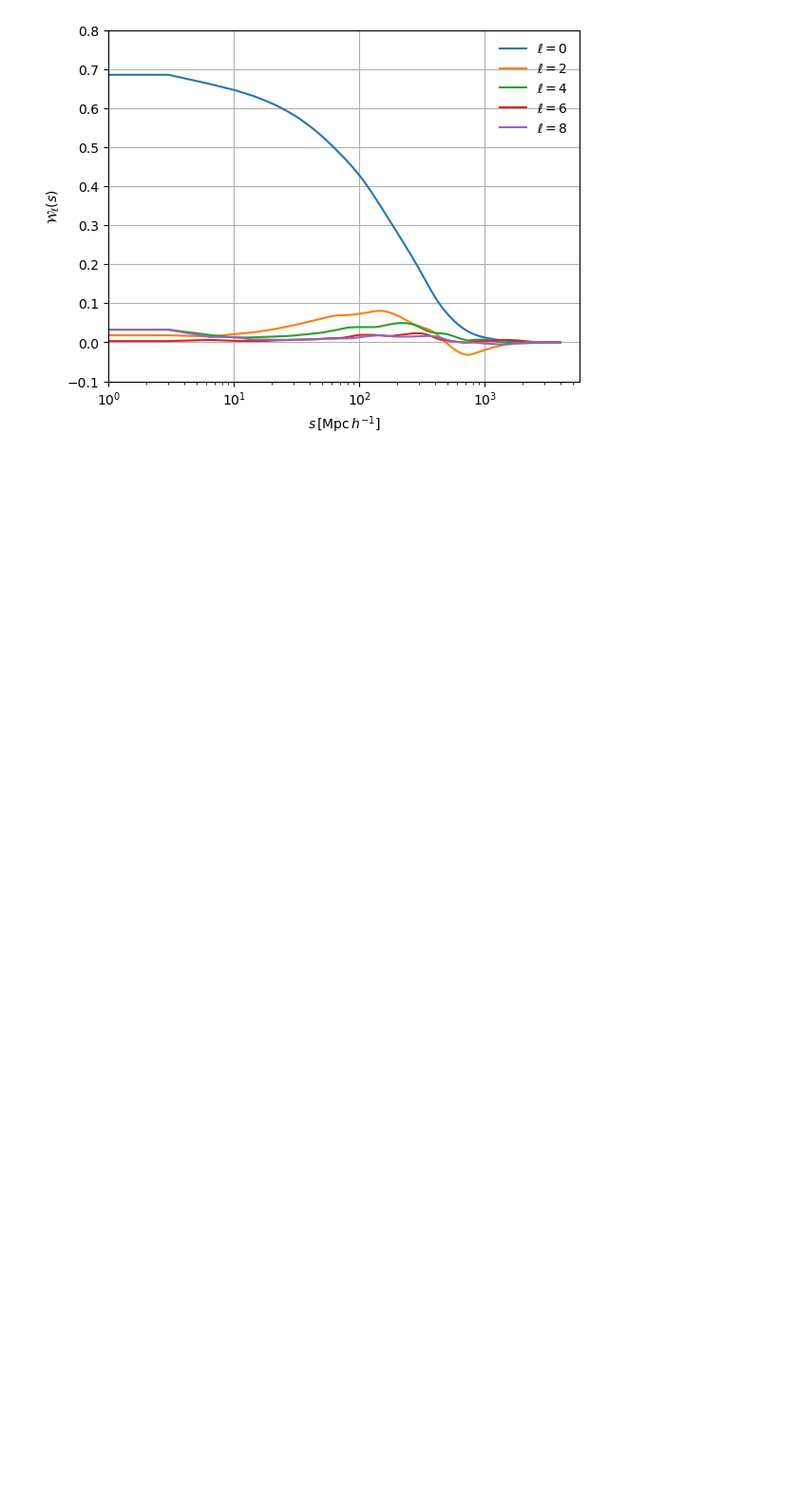
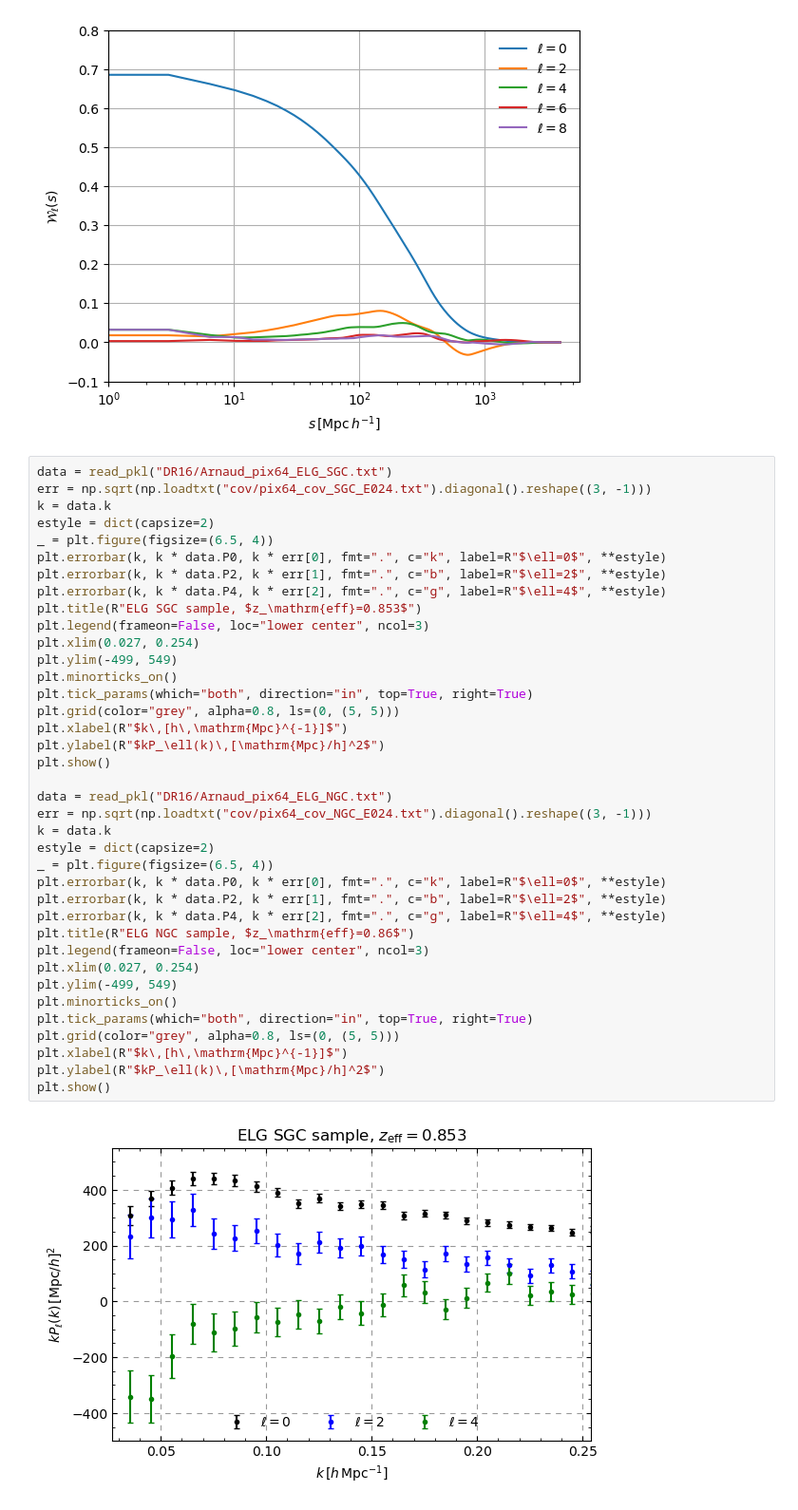
Before and after one commit to zhaoruiyang98/eftpipe, a Jupyter notebook: cobaya/data/plot_Arnaud_data.ipynb, the cells around one changed output. Shown: that part at 95% size. Drawn from its saved outputs; the diff is of its cells as text; blank space fills up the shorter version.

Commit message:
update data plot

```diff
--- a/cobaya/data/plot_Arnaud_data.ipynb
+++ b/cobaya/data/plot_Arnaud_data.ipynb
@@ -32,3 +32,43 @@ plot_window(s, Q0, Q2, Q4, Q6, Q8)
 # %% [output]
 [figure]
 [figure]
+# %%
+data = read_pkl("DR16/Arnaud_pix64_ELG_SGC.txt")
+err = np.sqrt(np.loadtxt("cov/pix64_cov_SGC_E024.txt").diagonal().reshape((3, -1)))
+k = data.k
+estyle = dict(capsize=2)
+_ = plt.figure(figsize=(6.5, 4))
+plt.errorbar(k, k * data.P0, k * err[0], fmt=".", c="k", label=R"$\ell=0$", **estyle)
+plt.errorbar(k, k * data.P2, k * err[1], fmt=".", c="b", label=R"$\ell=2$", **estyle)
+plt.errorbar(k, k * data.P4, k * err[2], fmt=".", c="g", label=R"$\ell=4$", **estyle)
+plt.title(R"ELG SGC sample, $z_\mathrm{eff}=0.853$")
+plt.legend(frameon=False, loc="lower center", ncol=3)
+plt.xlim(0.027, 0.254)
+plt.ylim(-499, 549)
+plt.minorticks_on()
+plt.tick_params(which="both", direction="in", top=True, right=True)
+plt.grid(color="grey", alpha=0.8, ls=(0, (5, 5)))
+plt.xlabel(R"$k\,[h\,\mathrm{Mpc}^{-1}]$")
+plt.ylabel(R"$kP_\ell(k)\,[\mathrm{Mpc}/h]^2$")
+plt.show()
+
+data = read_pkl("DR16/Arnaud_pix64_ELG_NGC.txt")
+err = np.sqrt(np.loadtxt("cov/pix64_cov_NGC_E024.txt").diagonal().reshape((3, -1)))
+k = data.k
+estyle = dict(capsize=2)
+_ = plt.figure(figsize=(6.5, 4))
+plt.errorbar(k, k * data.P0, k * err[0], fmt=".", c="k", label=R"$\ell=0$", **estyle)
+plt.errorbar(k, k * data.P2, k * err[1], fmt=".", c="b", label=R"$\ell=2$", **estyle)
+plt.errorbar(k, k * data.P4, k * err[2], fmt=".", c="g", label=R"$\ell=4$", **estyle)
+plt.title(R"ELG NGC sample, $z_\mathrm{eff}=0.86$")
+plt.legend(frameon=False, loc="lower center", ncol=3)
+plt.xlim(0.027, 0.254)
+plt.ylim(-499, 549)
+plt.minorticks_on()
+plt.tick_params(which="both", direction="in", top=True, right=True)
+plt.grid(color="grey", alpha=0.8, ls=(0, (5, 5)))
+plt.xlabel(R"$k\,[h\,\mathrm{Mpc}^{-1}]$")
+plt.ylabel(R"$kP_\ell(k)\,[\mathrm{Mpc}/h]^2$")
+plt.show()
+# %% [output]
+[figure, added]
```
Also changed, not shown: parts of 1 cell of this notebook.
